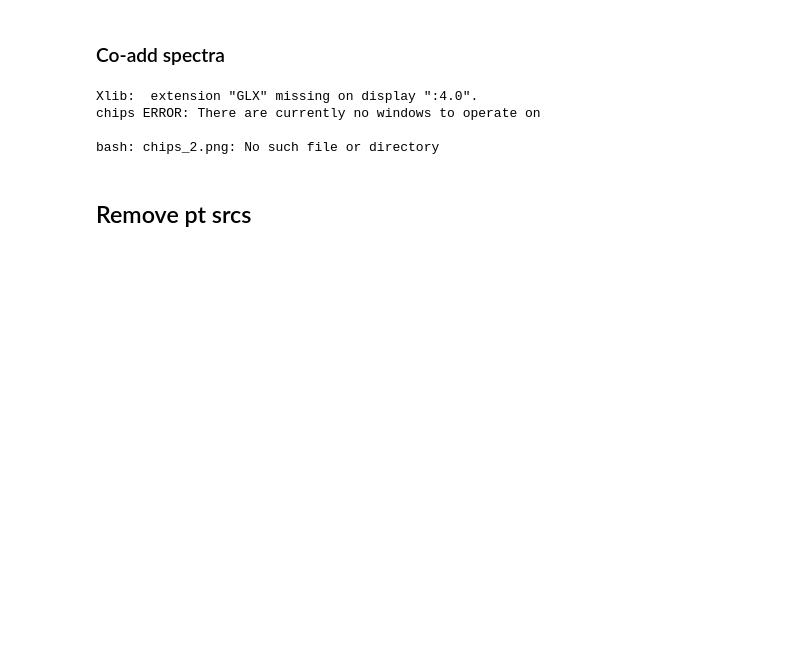
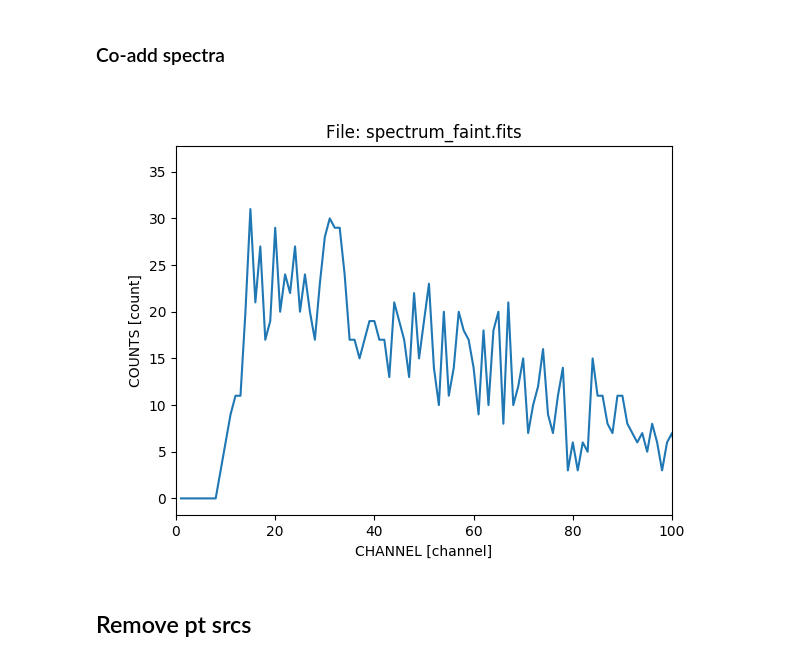
Before and after one commit to cxcsds/ciao-threads, a Jupyter notebook: detect_output.ipynb, the cells around one changed output. Saved outputs shown, nothing was run; the diff lists cells and outputs as text; code cells hidden in the pictures; blank space fills up the shorter version.

```diff
--- a/detect_output.ipynb
+++ b/detect_output.ipynb
@@ -326,21 +339,38 @@ dmcopy "s3_src.fits[#row=1:2,6:]" s3_nocore_src.fits cl+
 # %%
 dmextract "${evt}[sky=region(s3_nocore_src.fits)][bin pi=::1]" \
       spectrum_faint.fits cl+
-# %%
-cat << EOM > p2.py
-make_figure("spectrum_faint.fits[cols channel,counts]","symbol.style=none")
-limits(X_AXIS,0,100)
-print_window("chips_2.png","export.clobber=True")
-quit()
-EOM
-
-chips -b p2.py
-display < chips_2.png
-# %% [output]
-Xlib:  extension "GLX" missing on display ":4.0".
-chips ERROR: There are currently no windows to operate on
-
-bash: chips_2.png: No such file or directory
+# %%
+
+cat << EOM > p2.py
+from pycrates import read_file
+import matplotlib.pyplot as plt
+
+tab = read_file("spectrum_faint.fits")
+xcol = tab.get_column("channel")
+ycol = tab.get_column("counts")
+
+def mklabel(col):
+    lab = col.name
+    if hasattr(col, "unit") and len(col.unit)>0:
+        lab = lab + ' [{}]'.format(col.unit)
+    return(lab)
+
+xlab=mklabel(xcol)
+ylab=mklabel(ycol)
+
+plt.plot(xcol.values, ycol.values)
+plt.xlim(0,100)
+plt.xlabel(xlab)
+plt.ylabel(ylab)
+plt.title("File: spectrum_faint.fits")
+plt.savefig("plot2.png")
+EOM
+
+python p2.py
+
+display < plot2.png
+# %% [output]
+[figure, added]
 # %% [markdown]
 ## Remove pt srcs
 # %%
```
Also changed, not shown: parts of 18 cells of this notebook.
